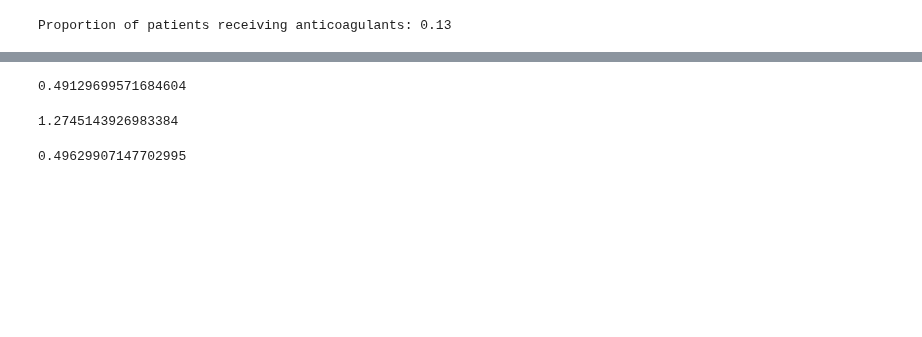
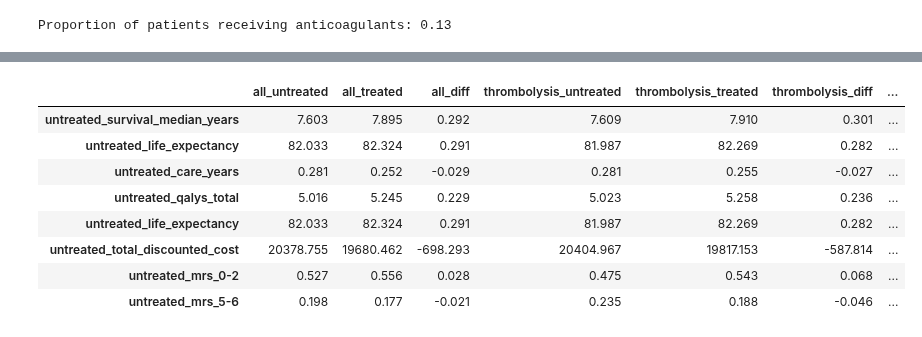
Before and after one commit to samuel-book/samuel_2_production, a Jupyter notebook: for_paper/02_health_economics.ipynb, the cells around one changed output, grey strips where cells are left out. Cells and saved outputs as stored; diff of their text form; code cells hidden in the pictures; blank space fills up the shorter version.

```diff
--- a/for_paper/02_health_economics.ipynb
+++ b/for_paper/02_health_economics.ipynb
@@ -73,17 +75,0 @@ data.loc[mask, 'treated_survival_median_years'] = 0
-# %%
-# Show descriptive statistics for treated patients
-display_cols = [
-    'untreated_survival_median_years',
-    'treated_survival_median_years',
-    'untreated_life_expectancy',
-    'treated_life_expectancy',
-    'untreated_care_years',
-    'treated_care_years',
-    'untreated_qalys_total',
-    'treated_qalys_total',
-    'untreated_life_expectancy',
-    'treated_life_expectancy']
-
-
-mask = data['thrombolysis'] == 1
-data.loc[mask][display_cols].describe().T.round(2)
@@ -102,12 +76,46 @@ data.loc[mask][display_cols].describe().T.round(2)
-# %%
-data['benchmark_decision'].mean()
-# %% [output]
-0.49129699571684604
-# %%
-data['improved_outcome'].mean() / data['thrombolysis'].mean()
-# %% [output]
-1.2745143926983384
-# %%
-data['improved_outcome'].mean()
-# %% [output]
-0.49629907147702995
+# %%
+results = pd.DataFrame()
+
+# Get descriptive statistics for untreated patients
+untreated_cols = [
+    'untreated_survival_median_years',
+    'untreated_life_expectancy',
+    'untreated_care_years',
+    'untreated_qalys_total',
+    'untreated_life_expectancy',
+    'untreated_total_discounted_cost',
+    'untreated_mrs_0-2',
+    'untreated_mrs_5-6']
+
+treated_cols = [
+    'treated_survival_median_years',
+    'treated_life_expectancy',
+    'treated_care_years',
+    'treated_qalys_total',
+    'treated_life_expectancy',
+    'treated_total_discounted_cost',
+    'treated_mrs_0-2',
+    'treated_mrs_5-6']
+
+scenarios = ['all', 'thrombolysis', 'benchmark_decision', 'improved_outcome']
+
+for scenario in scenarios:
+    mask = data[scenario] == 1
+    selection_untreated = data.loc[mask][untreated_cols].describe().T
+    results[f'{scenario}_untreated'] = selection_untreated['mean']
+    selection_treated = data.loc[mask][treated_cols].describe().T
+    results[f'{scenario}_treated'] = selection_treated['mean'].values
+    results[f'{scenario}_diff'] = results[f'{scenario}_treated'] - results[f'{scenario}_untreated']
+
+
+results.round(3)
+# %% [output]
+|  | all_untreated | all_treated | all_diff | thrombolysis_untreated | thrombolysis_treated | thrombolysis_diff | ... |
+| untreated_survival_median_years | 7.603 | 7.895 | 0.292 | 7.609 | 7.910 | 0.301 | ... |
+| untreated_life_expectancy | 82.033 | 82.324 | 0.291 | 81.987 | 82.269 | 0.282 | ... |
+| untreated_care_years | 0.281 | 0.252 | -0.029 | 0.281 | 0.255 | -0.027 | ... |
+| untreated_qalys_total | 5.016 | 5.245 | 0.229 | 5.023 | 5.258 | 0.236 | ... |
+| untreated_life_expectancy | 82.033 | 82.324 | 0.291 | 81.987 | 82.269 | 0.282 | ... |
+| untreated_total_discounted_cost | 20378.755 | 19680.462 | -698.293 | 20404.967 | 19817.153 | -587.814 | ... |
+| untreated_mrs_0-2 | 0.527 | 0.556 | 0.028 | 0.475 | 0.543 | 0.068 | ... |
+| untreated_mrs_5-6 | 0.198 | 0.177 | -0.021 | 0.235 | 0.188 | -0.046 | ... |
```
Also changed, not shown: parts of 4 cells of this notebook.
